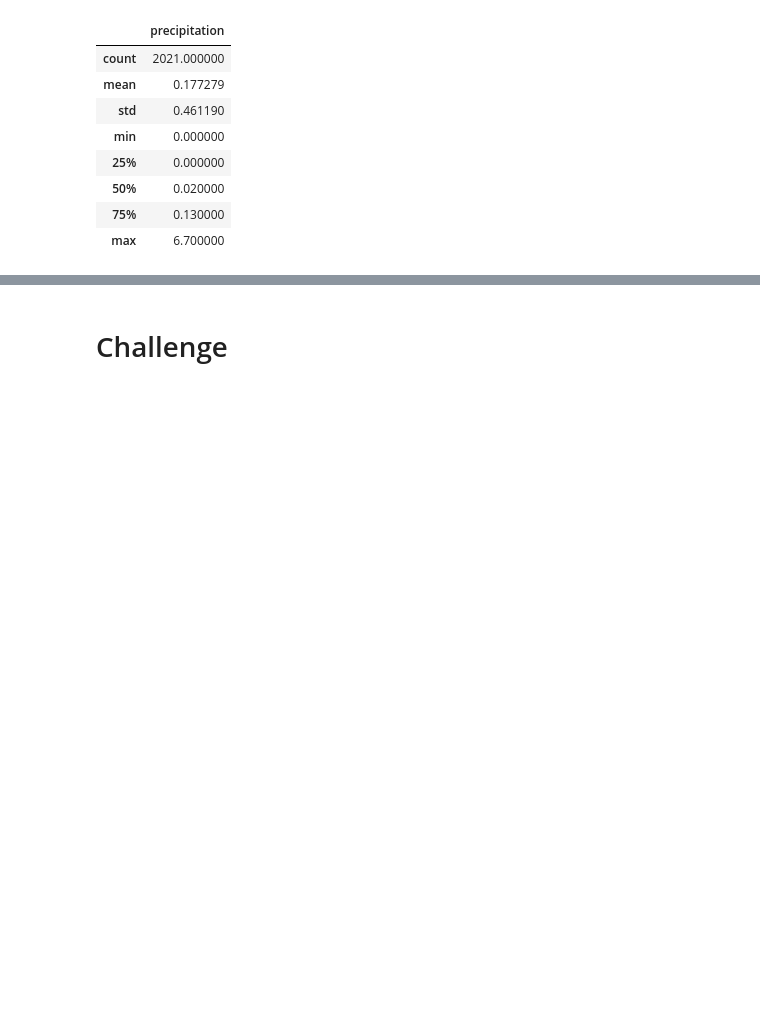
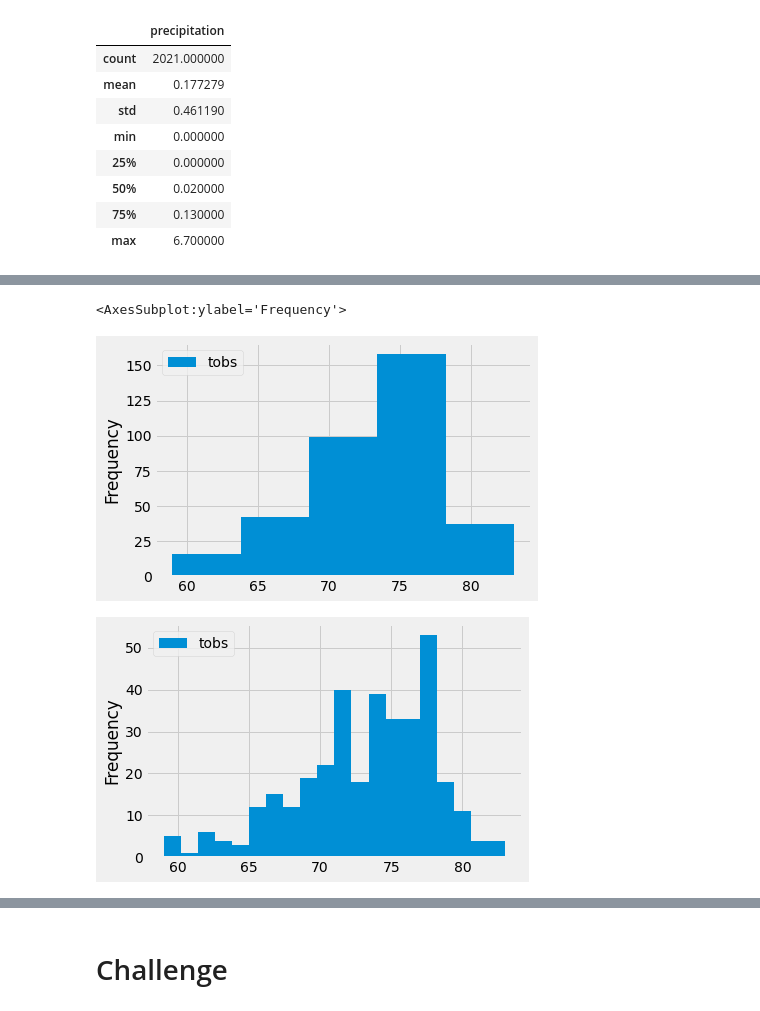
Before and after one commit to joshuanallen/surfs_up, a Jupyter notebook: climate_analysis.ipynb, the cells around one changed output, grey strips where cells are left out. Drawn from its saved outputs; the diff is of its cells as text; code cells hidden in the pictures; blank space fills up the shorter version.

```diff
--- a/climate_analysis.ipynb
+++ b/climate_analysis.ipynb
@@ -104,3 +137,15 @@ df.describe()
+# %%
+# Skill Drill 9.3.4
+
+# Histogram with 5 bins
+df.plot.hist(bins=5)
+
+# Histogram with 20 bins
+df.plot.hist(bins=20)
+# %% [output]
+<AxesSubplot:ylabel='Frequency'>
+[figure, added]
+[figure, added]
 # %%
 # Write a function called `calc_temps` that will accept start date and end date in the format '%Y-%m-%d'
 # and return the minimum, average, and maximum temperatures for that range of dates
```
Also changed, not shown: parts of 6 cells of this notebook.
